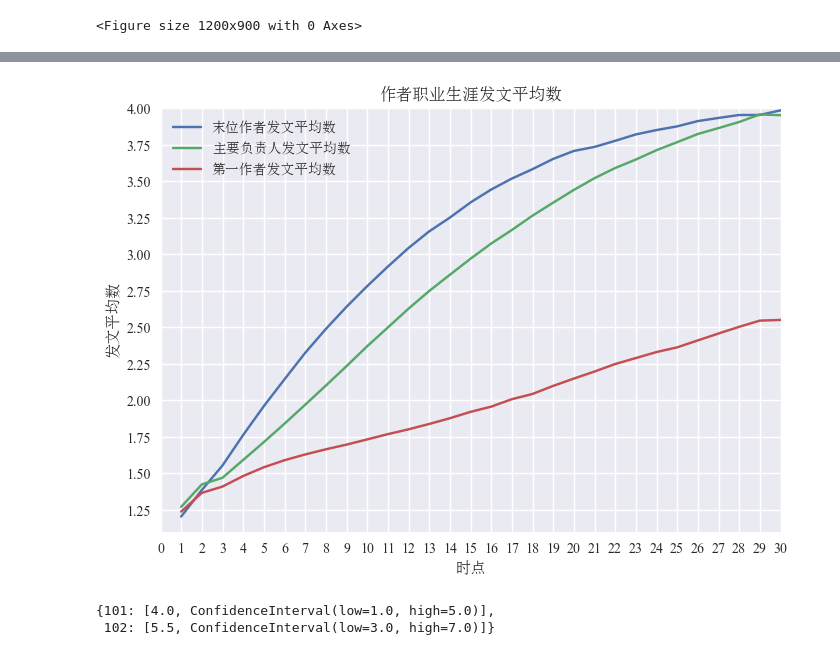
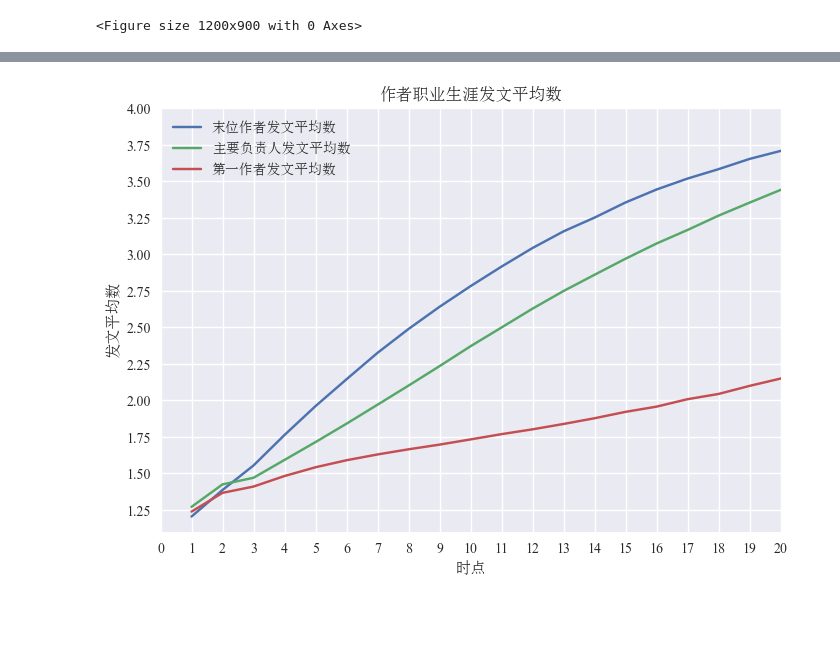
Before and after one commit to jiaweixu98/CrossBoundaryPerspective_InterdisciplinaryResearch, a Jupyter notebook: turningpoint/easyDraw.ipynb, the cells around one changed output, grey strips where cells are left out. Saved outputs shown, nothing was run; the diff lists cells and outputs as text; code cells hidden in the pictures; blank space fills up the shorter version.

```diff
--- a/turningpoint/easyDraw.ipynb
+++ b/turningpoint/easyDraw.ipynb
@@ -17,3 +17,5 @@ plt.rcParams['font.size'] = 12 # 设置字体大小
 plt.rcParams['axes.unicode_minus'] = False # 使坐标轴刻度标签正常显示正负号
 # %% [output]
 <Figure size 1200x900 with 0 Axes>
+# %%
+mag2journal = pk.load(open('../../DataCrossBoundaryPerspective_InterdisciplinaryResearch/mag2journal.pk', 'rb'))
@@ -24,30 +46,25 @@ LastSeriesAVGdict=pk.load(open('../../DataCrossBoundaryPerspective_Interdiscipli
 # %%
 years1 , Key = zip(*sorted(KeySeriesAVGdict.items()))
 years2 , First = zip(*sorted(FirstSeriesAVGdict.items()))
 years3 , Last = zip(*sorted(LastSeriesAVGdict.items()))
 
 fig, ax = plt.subplots()
 ax.plot(years3,Last, label='末位作者发文平均数')
 ax.plot(years1,Key, label='主要负责人发文平均数')
 ax.plot(years2,First, label='第一作者发文平均数')
 ax.set(xlabel='时点', ylabel='发文平均数',
        title='作者职业生涯发文平均数')
 plt.ticklabel_format(style='plain')
 
 # plt.text(-0.03,1.07,'(篇)',
 # horizontalalignment='center',verticalalignment='center',
 # transform=ax.transAxes)
-ax.set_xlim(0, 30)
+ax.set_xlim(0, 20)
 ax.set_ylim(1.1, 4)
-ax.set_xticks([i for i in range(0,31,1)])
+ax.set_xticks([i for i in range(0,21,1)])
 ax.set_yticks(np.array([i for i in range(125,410,25)])/100)
 ax.legend()
 fig.savefig("作者职业生涯发文平均数.png",dpi=300)
 plt.show()
 # %% [output]
-[figure, old version]
+[figure, new version]
-# %%
-numBOOTSmedcitationCountCounter
-# %% [output]
-{101: [4.0, ConfidenceInterval(low=1.0, high=5.0)],
- 102: [5.5, ConfidenceInterval(low=3.0, high=7.0)]}
```
Also changed, not shown: parts of 9 cells of this notebook, 9 other files.
